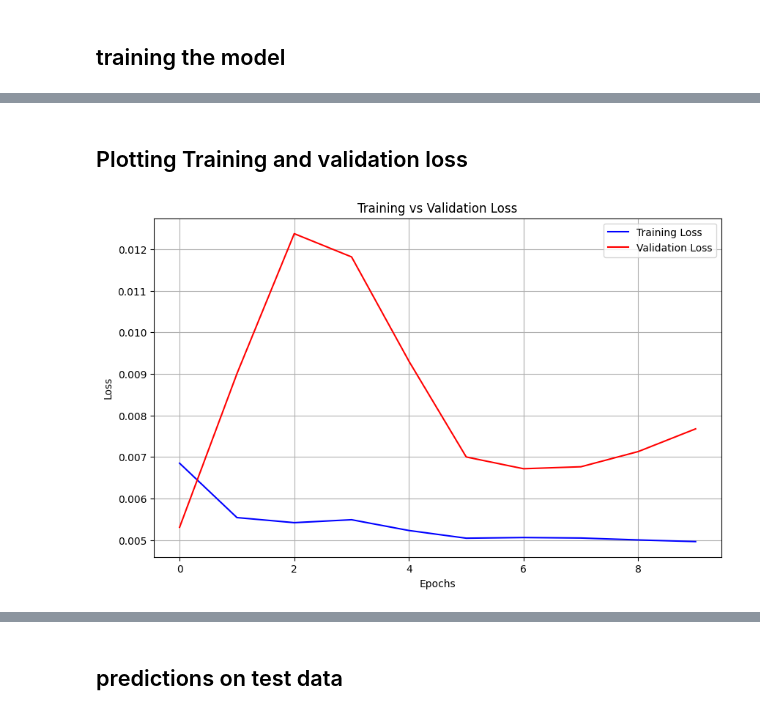
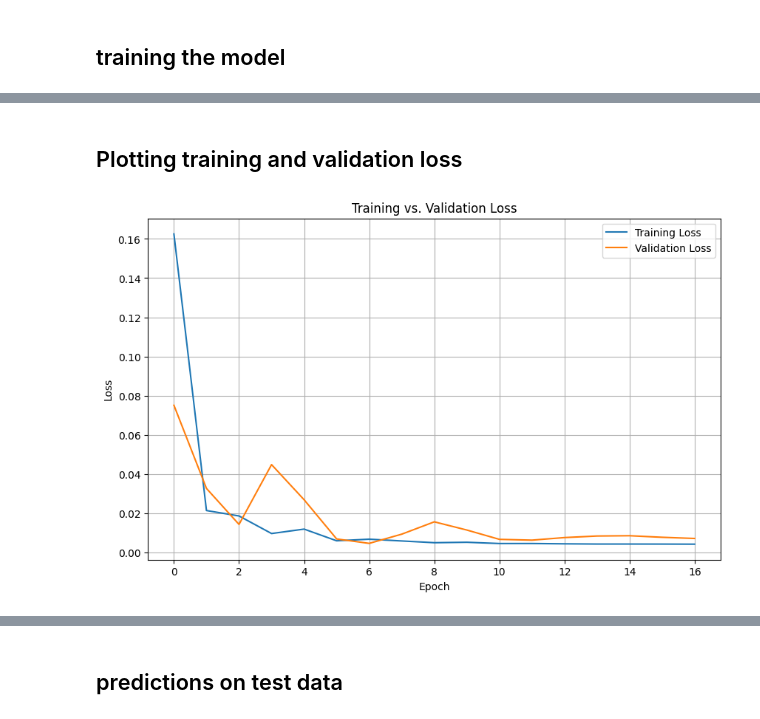
Before and after one commit to BVek4777/FUTURE_ML_02, a Jupyter notebook: stock_price_prediction.ipynb, the cells around one changed output, grey strips where cells are left out. Cells and saved outputs as stored; diff of their text form; code cells hidden in the pictures.

```diff
--- a/stock_price_prediction.ipynb
+++ b/stock_price_prediction.ipynb
@@ -190,19 +220,17 @@ Epoch 10/50
-# %% [markdown]
-## Plotting Training and validation loss
-# %%
-# Retrieve loss values
-train_loss = hist.history['loss']
-val_loss = hist.history['val_loss']
-
-# Plot training and validation loss
-plt.figure(figsize=(10, 6))
-plt.plot(train_loss, label='Training Loss', color='blue')
-plt.plot(val_loss, label='Validation Loss', color='red')
-plt.title('Training vs Validation Loss')
-plt.xlabel('Epochs')
-plt.ylabel('Loss')
-plt.legend()
-plt.grid(True)
-plt.show()
-# %% [output]
-[figure, removed]
+# %% [markdown]
+## Plotting training and validation loss
+# %%
+train_loss = hist.history['loss']
+val_loss   = hist.history['val_loss']
+
+plt.figure(figsize=(10,6))
+plt.plot(train_loss, label='Training Loss')
+plt.plot(val_loss,   label='Validation Loss')
+plt.title('Training vs. Validation Loss')
+plt.xlabel('Epoch')
+plt.ylabel('Loss')
+plt.legend()
+plt.grid(True)
+plt.show()
+# %% [output]
+[figure, added]
```
Also changed, not shown: parts of 13 cells of this notebook.
